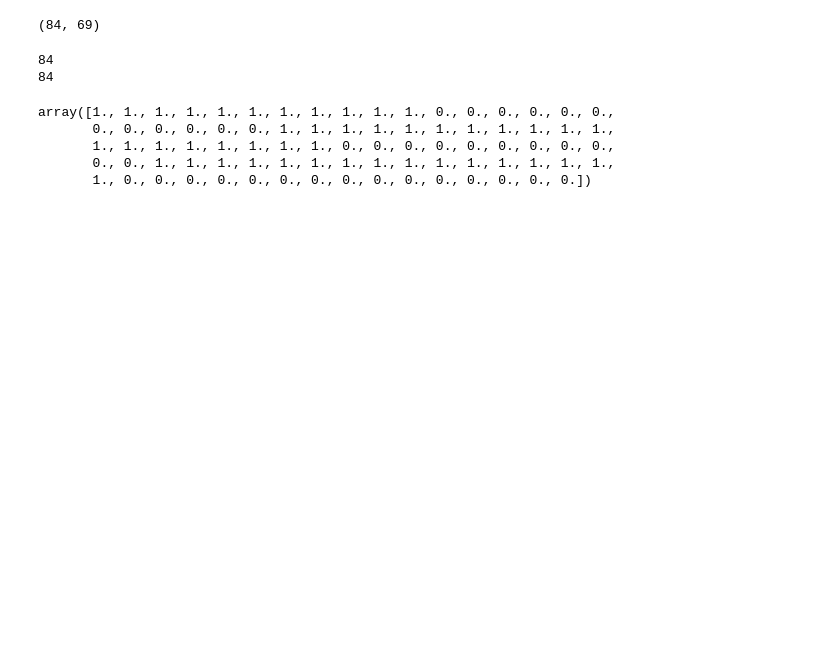
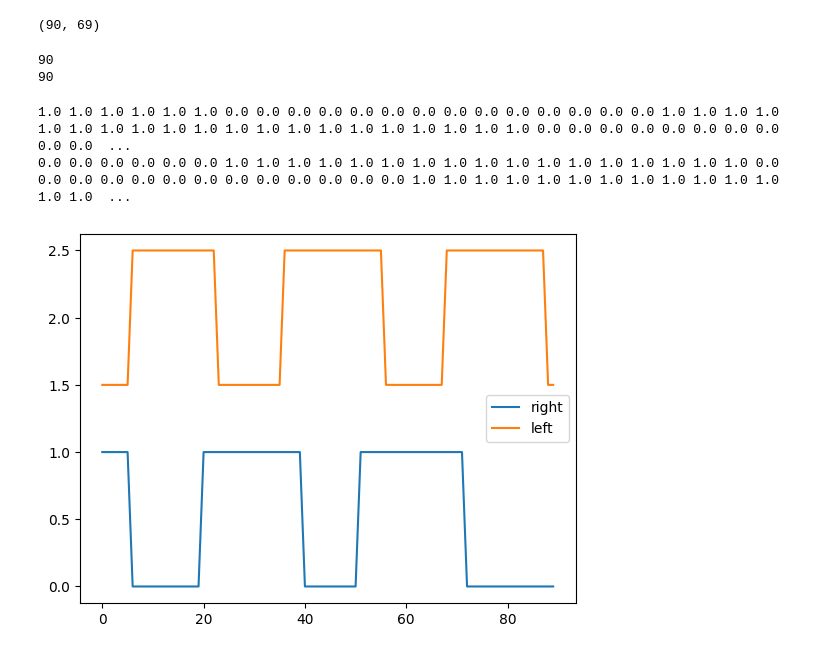
Before and after one commit to LucasEmcken/DLGaitAssessment, a Jupyter notebook: annotate_data.ipynb, the cells around one changed output. Saved outputs shown, nothing was run; the diff lists cells and outputs as text; code cells hidden in the pictures; blank space fills up the shorter version.

```diff
--- a/annotate_data.ipynb
+++ b/annotate_data.ipynb
@@ -4,10 +4,11 @@ import numpy as np
 import matplotlib.pyplot as plt
 from helpers.smpl_to_df import smpl_to_df
 # %%
-frames_to_drop = (10, 10)
-df = smpl_to_df('data/demo_walk_8.pkl', frames_to_drop)
+frames_to_drop = (8, 6)
+load = 'data/demo_walk_8.pkl'
+df = smpl_to_df(load, frames_to_drop)
 # %% [output]
-(84, 69)
+(90, 69)
 # %%
 #make an array of zeros the length of the data
 def annotate_data(df, right_int, left_int, frames_to_drop):
@@ -56,17 +53,26 @@ right_touch, left_touch = annotate_data(df, right_int, left_int, frames_to_drop)
+# %%
+right_int = [8, 14, 28, 48, 59, 80]
+left_int = [8, 8, 14, 31, 44, 64, 76, 96]
+right_touch, left_touch = annotate_data(df, right_int, left_int, frames_to_drop)
 # %%
 print(len(right_touch))
 print(len(left_touch))
 # %% [output]
-84
-84
+90
+90
-# %%
-right_touch
-# %% [output]
-array([1., 1., 1., 1., 1., 1., 1., 1., 1., 1., 1., 0., 0., 0., 0., 0., 0.,
-       0., 0., 0., 0., 0., 0., 1., 1., 1., 1., 1., 1., 1., 1., 1., 1., 1.,
-       1., 1., 1., 1., 1., 1., 1., 1., 0., 0., 0., 0., 0., 0., 0., 0., 0.,
-       0., 0., 1., 1., 1., 1., 1., 1., 1., 1., 1., 1., 1., 1., 1., 1., 1.,
-       1., 0., 0., 0., 0., 0., 0., 0., 0., 0., 0., 0., 0., 0., 0., 0.])
+# %%
+print(*right_touch)
+print(*left_touch)
+# %% [output]
+1.0 1.0 1.0 1.0 1.0 1.0 0.0 0.0 0.0 0.0 0.0 0.0 0.0 0.0 0.0 0.0 0.0 0.0 0.0 0.0 1.0 1.0 1.0 1.0 1.0 1.0 1.0 1.0 1.0 1.0 1.0 1.0 1.0 1.0 1.0 1.0 1.0 1.0 1.0 1.0 0.0 0.0 0.0 0.0 0.0 0.0 0.0 0.0 0.0 0.0  ...
+0.0 0.0 0.0 0.0 0.0 0.0 1.0 1.0 1.0 1.0 1.0 1.0 1.0 1.0 1.0 1.0 1.0 1.0 1.0 1.0 1.0 1.0 1.0 0.0 0.0 0.0 0.0 0.0 0.0 0.0 0.0 0.0 0.0 0.0 0.0 0.0 1.0 1.0 1.0 1.0 1.0 1.0 1.0 1.0 1.0 1.0 1.0 1.0 1.0 1.0  ...
+# %%
+plt.plot(right_touch, label='right')
+plt.plot(left_touch+1.5, label='left')
+plt.legend()
+plt.show()
+# %% [output]
+[figure, added]
 # %%
 #add the array to the df as a column
 df['right_touch'] = right_touch
```
Also changed, not shown: parts of 2 cells of this notebook, 2 other files.
